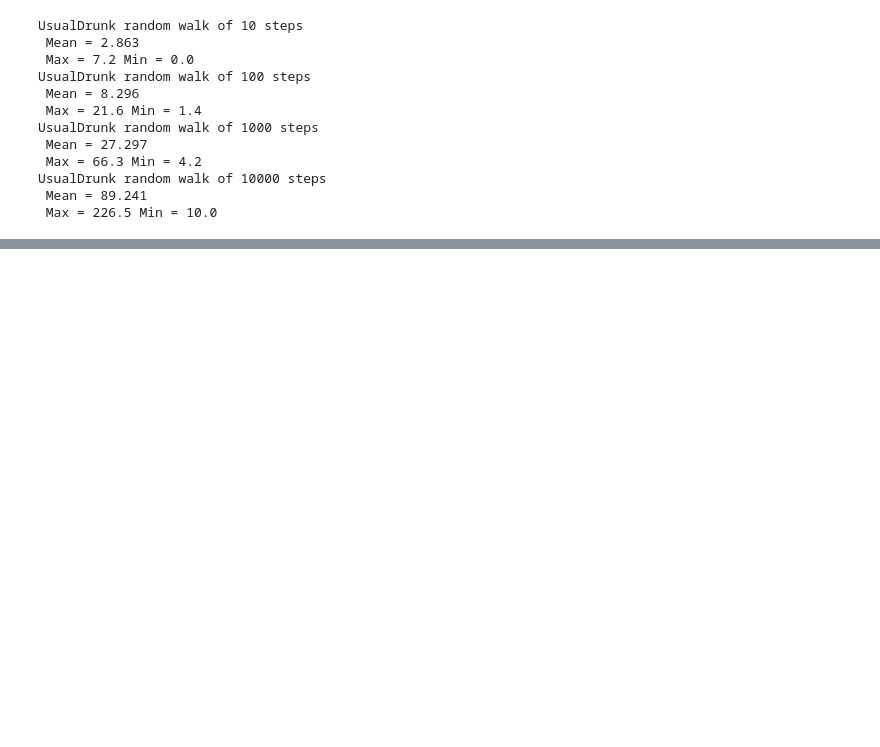
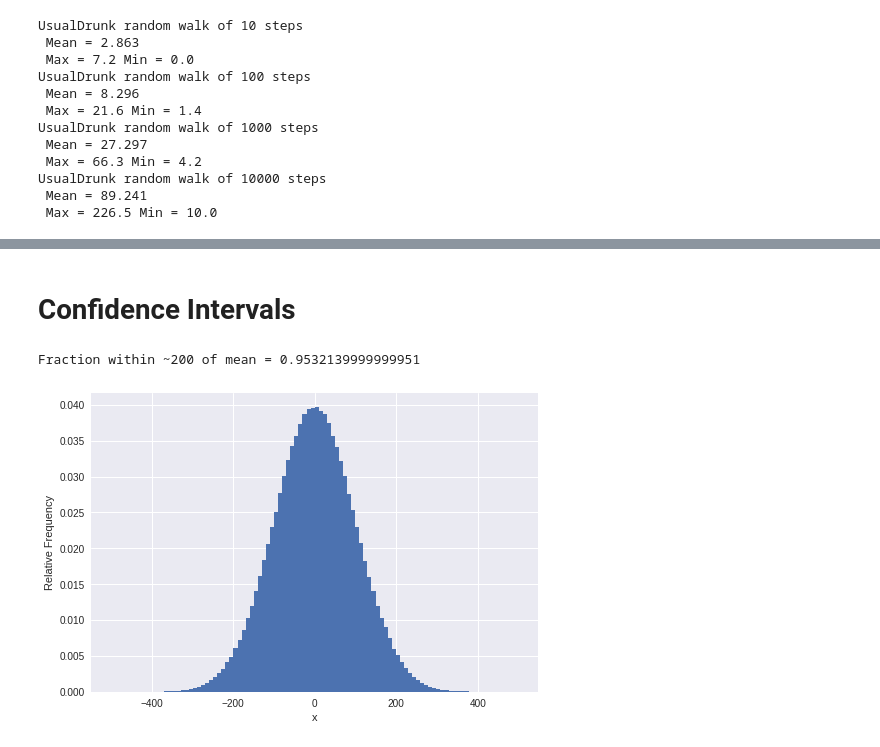
Before and after one commit to Meta-Sean/6.0001, a Jupyter notebook: 6_0002.ipynb, the cells around one changed output, grey strips where cells are left out. Drawn from its saved outputs; the diff is of its cells as text; code cells hidden in the pictures; blank space fills up the shorter version.

```diff
--- a/6_0002.ipynb
+++ b/6_0002.ipynb
@@ -858,0 +888,6 @@ Starting simulation of 100000 steps
+# %%
+random.seed(0)
+game = FairRoulette()
+for numSpins in (100, 1000000):
+  for i in range(3):
+    playRoulette(game, numSpins, 2, 1, True)
@@ -858,0 +907,22 @@ Starting simulation of 100000 steps
+# %%
+class EuRoulette(FairRoulette):
+  def __init__(self):
+    FairRoulette.__init__(self)
+    self.pockets.append('0')
+  def __str__(self):
+    return 'European Roulette'
+# %%
+class AmRoulette(EuRoulette):
+  def __init__(self):
+    EuRoulette.__init__(self)
+    self.pockets.append('00')
+  def __str__(self):
+    return 'American Roulette'
+# %%
+eu_game = EuRoulette()
+na_game = AmRoulette()
+
+for numSpins in (100, 1000000):
+  for i in range(3):
+    playRoulette(eu_game, numSpins, 2, 1, True)
+    playRoulette(na_game, numSpins, 2, 1, True)
@@ -858,0 +955,21 @@ Starting simulation of 100000 steps
+# %% [markdown]
+# Confidence Intervals
+# %%
+import random
+import math
+import pylab
+
+dist, numSamples = [], 1000000
+
+for i in range(numSamples):
+  dist.append(random.gauss(0, 100))
+
+weights = [1/numSamples]*len(dist)
+v = pylab.hist(dist, bins = 100, weights = [1/numSamples]*len(dist))
+pylab.xlabel('x')
+pylab.ylabel('Relative Frequency')
+
+print('Fraction within ~200 of mean =', sum(v[0][30:70]))
+# %% [output]
+Fraction within ~200 of mean = 0.9532139999999951
+[figure, added]
```
Also changed, not shown: parts of 24 cells of this notebook.
